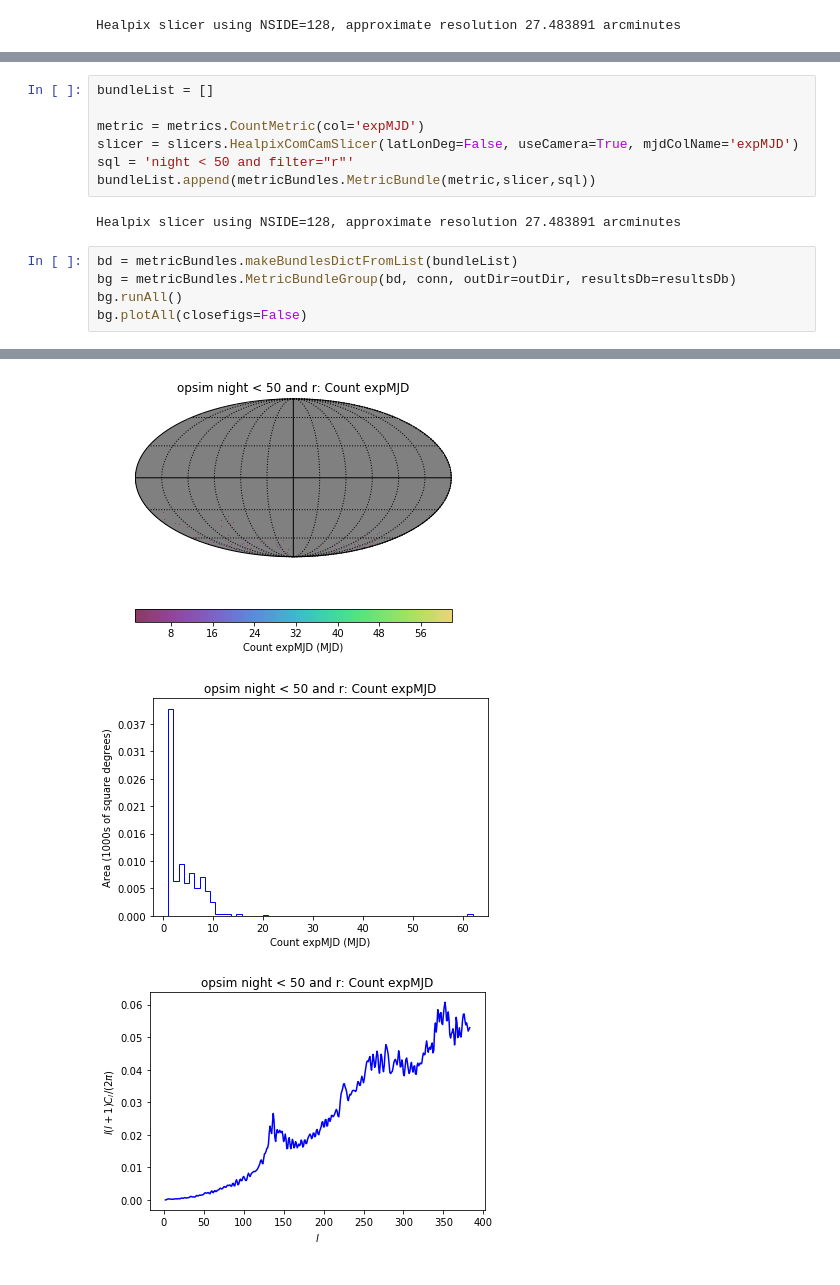
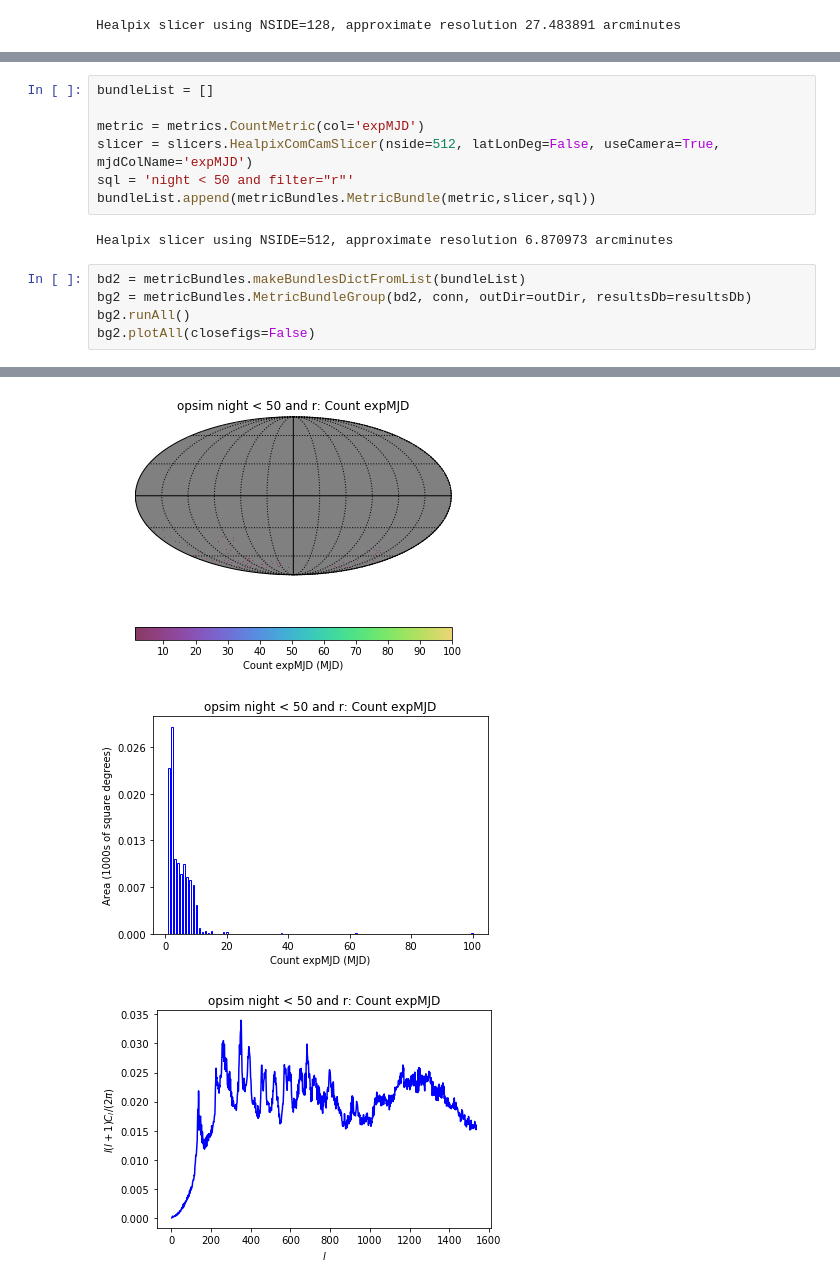
Before and after one commit to yoachim/18_scratch, a Jupyter notebook: comcam_maf/check_comcam.ipynb, the cells around one changed output, grey strips where cells are left out. Drawn from its saved outputs; the diff is of its cells as text.

```diff
--- a/comcam_maf/check_comcam.ipynb
+++ b/comcam_maf/check_comcam.ipynb
@@ -49,14 +49,14 @@ Plotting complete.
 bundleList = []
 
 metric = metrics.CountMetric(col='expMJD')
-slicer = slicers.HealpixComCamSlicer(latLonDeg=False, useCamera=True, mjdColName='expMJD')
+slicer = slicers.HealpixComCamSlicer(nside=512, latLonDeg=False, useCamera=True, mjdColName='expMJD')
 sql = 'night < 50 and filter="r"'
 bundleList.append(metricBundles.MetricBundle(metric,slicer,sql))
 # %% [output]
-Healpix slicer using NSIDE=128, approximate resolution 27.483891 arcminutes
+Healpix slicer using NSIDE=512, approximate resolution 6.870973 arcminutes
 # %%
-bd = metricBundles.makeBundlesDictFromList(bundleList)
-bg = metricBundles.MetricBundleGroup(bd, conn, outDir=outDir, resultsDb=resultsDb)
-bg.runAll()
-bg.plotAll(closefigs=False)
+bd2 = metricBundles.makeBundlesDictFromList(bundleList)
+bg2 = metricBundles.MetricBundleGroup(bd2, conn, outDir=outDir, resultsDb=resultsDb)
+bg2.runAll()
+bg2.plotAll(closefigs=False)
 # %% [output]
@@ -74,3 +74,3 @@ Plotting complete.
-[figure, old version]
+[figure, new version]
-[figure, old version]
+[figure, new version]
-[figure, old version]
+[figure, new version]
```
Also changed, not shown: parts of 6 cells of this notebook.
